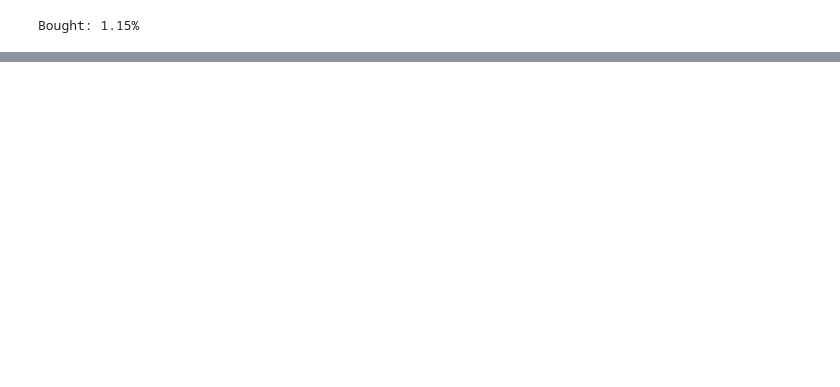
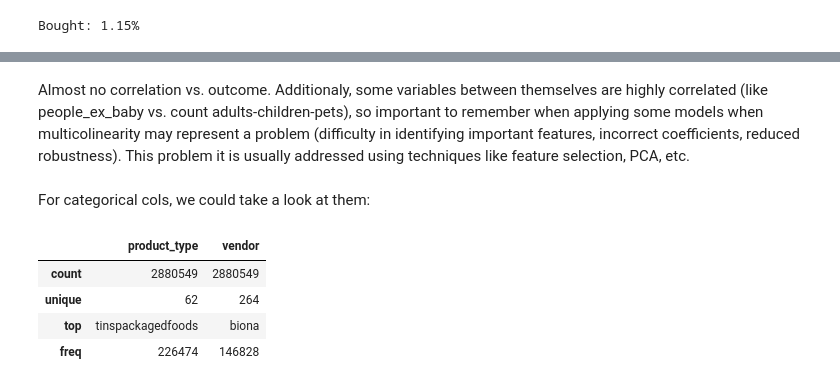
Before and after one commit to dan1dr/zrive-ds, a Jupyter notebook: src/module_2/module_2.ipynb, the cells around one changed output, grey strips where cells are left out. Cells and saved outputs as stored; diff of their text form; code cells hidden in the pictures; blank space fills up the shorter version.

```diff
--- a/src/module_2/module_2.ipynb
+++ b/src/module_2/module_2.ipynb
@@ -911,0 +951,12 @@ Within all features, we can group them if:
+# %% [markdown]
+Almost no correlation vs. outcome. Additionaly, some variables between themselves are highly correlated (like people_ex_baby vs. count adults-children-pets), so important to remember when applying some models when multicolinearity may represent a problem (difficulty in identifying important features, incorrect coefficients, reduced robustness). This problem it is usually addressed using techniques like feature selection, PCA, etc.
+# %% [markdown]
+For categorical cols, we could take a look at them:
+# %%
+df_groceries[categorical].describe()
+# %% [output]
+|  | product_type | vendor |
+| count | 2880549 | 2880549 |
+| unique | 62 | 264 |
+| top | tinspackagedfoods | biona |
+| freq | 226474 | 146828 |
```
Also changed, not shown: parts of 23 cells of this notebook.
